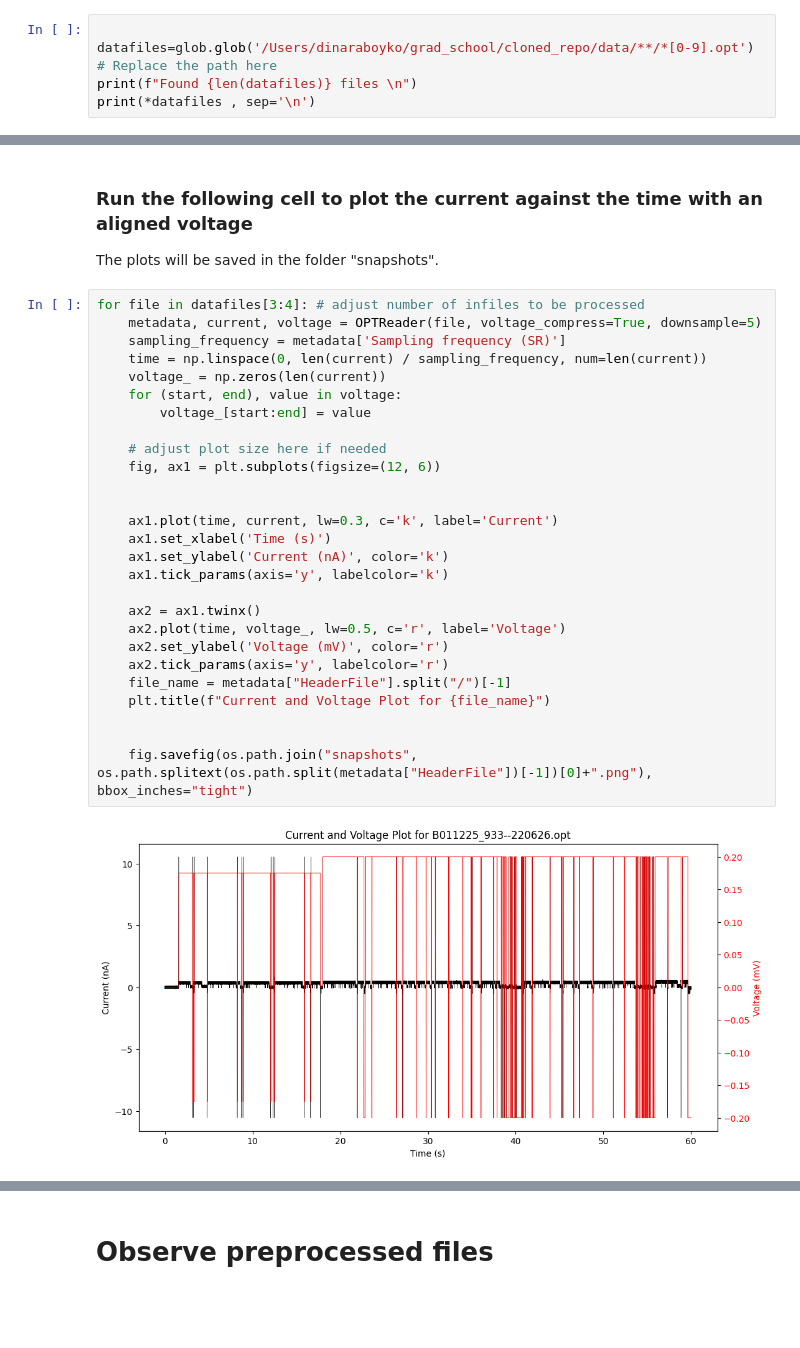
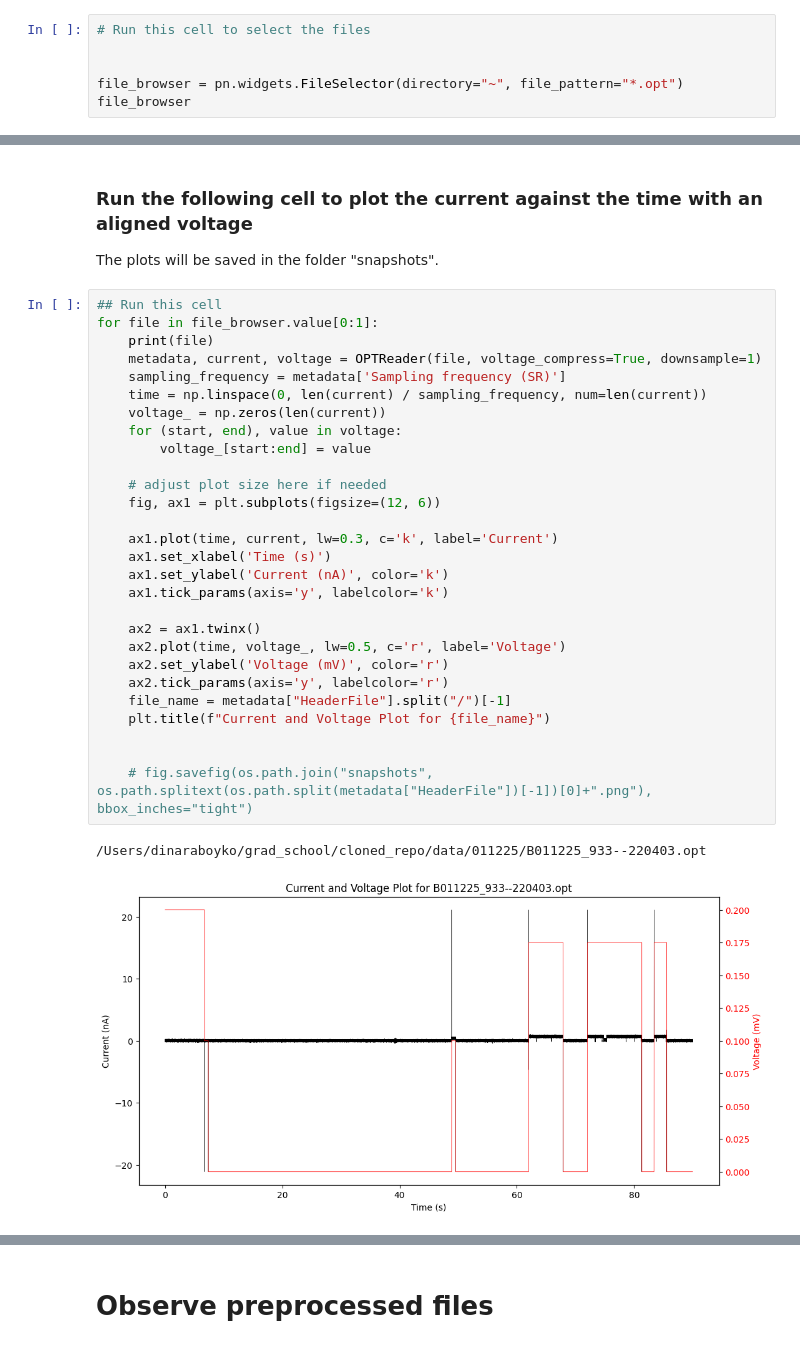
Before and after one commit to wanunulab/ioniq, a Jupyter notebook: notebooks/ioniq_demo_p2.ipynb, the cells around one changed output, grey strips where cells are left out. Cells and saved outputs as stored; diff of their text form; blank space fills up the shorter version.

```diff
--- a/notebooks/ioniq_demo_p2.ipynb
+++ b/notebooks/ioniq_demo_p2.ipynb
@@ -49,6 +44,7 @@ Provide the path to the data folder
 # %%
+# Run this cell to select the files
 
-datafiles=glob.glob('/Users/dinaraboyko/grad_school/cloned_repo/data/**/*[0-9].opt') # Replace the path here
-print(f"Found {len(datafiles)} files \n")
-print(*datafiles , sep='\n')
+
+file_browser = pn.widgets.FileSelector(directory="~", file_pattern="*.opt")
+file_browser
 # %% [output]
@@ -70,34 +77,36 @@ Found 9 files
 
 The plots will be saved in the folder "snapshots".
 # %%
-for file in datafiles[3:4]: # adjust number of infiles to be processed
-    metadata, current, voltage = OPTReader(file, voltage_compress=True, downsample=5)
+## Run this cell
+for file in file_browser.value[0:1]:
+    print(file)
+    metadata, current, voltage = OPTReader(file, voltage_compress=True, downsample=1)
     sampling_frequency = metadata['Sampling frequency (SR)']
     time = np.linspace(0, len(current) / sampling_frequency, num=len(current))
     voltage_ = np.zeros(len(current))
     for (start, end), value in voltage:
         voltage_[start:end] = value
 
     # adjust plot size here if needed
     fig, ax1 = plt.subplots(figsize=(12, 6))
-
 
     ax1.plot(time, current, lw=0.3, c='k', label='Current')
     ax1.set_xlabel('Time (s)')
     ax1.set_ylabel('Current (nA)', color='k')
     ax1.tick_params(axis='y', labelcolor='k')
 
     ax2 = ax1.twinx()
     ax2.plot(time, voltage_, lw=0.5, c='r', label='Voltage')
     ax2.set_ylabel('Voltage (mV)', color='r')
     ax2.tick_params(axis='y', labelcolor='r')
     file_name = metadata["HeaderFile"].split("/")[-1]
     plt.title(f"Current and Voltage Plot for {file_name}")
 
 
-    fig.savefig(os.path.join("snapshots", os.path.splitext(os.path.split(metadata["HeaderFile"])[-1])[0]+".png"), bbox_inches="tight")
+    # fig.savefig(os.path.join("snapshots", os.path.splitext(os.path.split(metadata["HeaderFile"])[-1])[0]+".png"), bbox_inches="tight")
 # %% [output]
+/Users/dinaraboyko/grad_school/cloned_repo/data/011225/B011225_933--220403.opt
-[figure, old version]
+[figure, new version]
 # %% [markdown]
 # Select files
 
```
Also changed, not shown: parts of 15 cells of this notebook, 3 other files.
